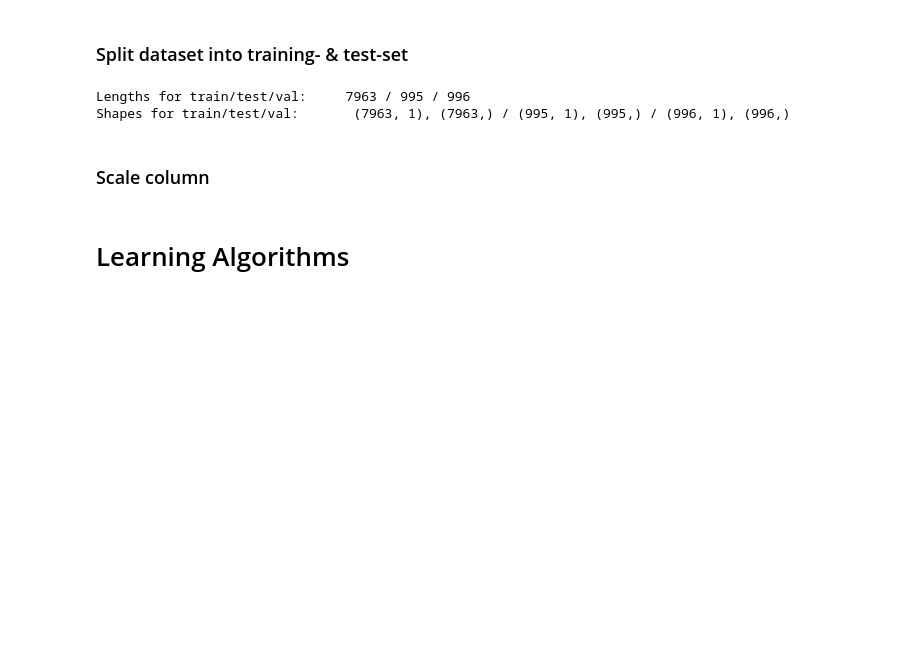
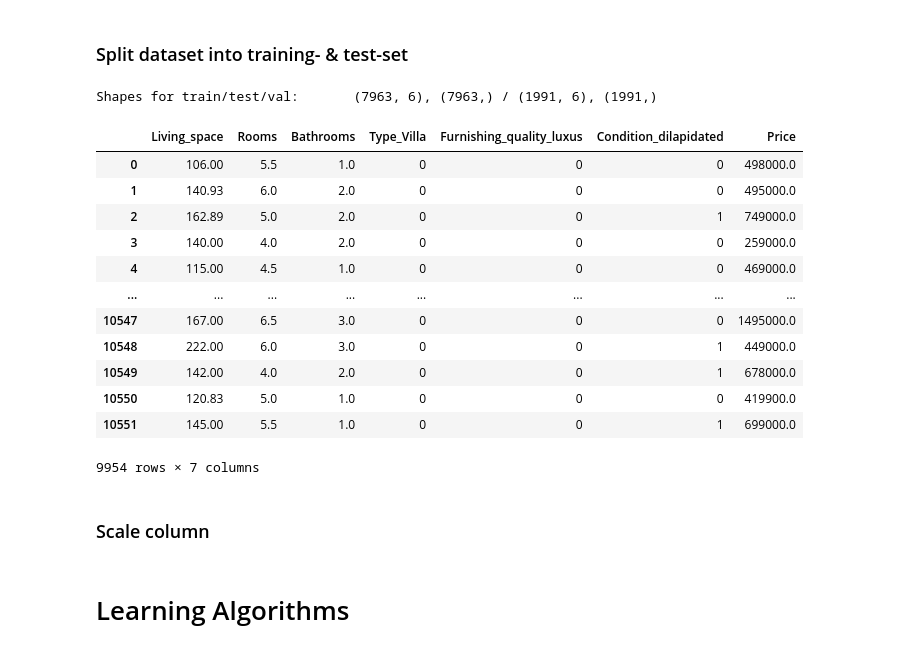
Before and after one commit to heuer-ja/CENG542-Knowledge-Discovery, a Jupyter notebook: germany_house_prices.ipynb, the cells around one changed output. Saved outputs shown, nothing was run; the diff lists cells and outputs as text; code cells hidden in the pictures; blank space fills up the shorter version.

Commit message:
removed validation set

```diff
--- a/germany_house_prices.ipynb
+++ b/germany_house_prices.ipynb
@@ -311,30 +312,29 @@ Name: Price, dtype: float64
 # %% [markdown]
 ### Split dataset into training- & test-set
-# %%
-import math
-
-# randomly mix dataset
-size_of_data = len(df)
-df.sample(size_of_data, random_state=12)
-
-set_sizes = [math.floor(size_of_data*0.8), math.floor(size_of_data*0.9), size_of_data*1]
-
-
-# split into test, train and validation set
-df_train = df[            :set_sizes[0]]
-df_test =  df[set_sizes[0]:set_sizes[1]]
-df_val  =  df[set_sizes[1]:set_sizes[2]]
-print(f"Lengths for train/test/val:\t{len(df_train)} / {len(df_test)} / {len(df_val)}")
-
-
-# split into X and Y
-X_train,    y_train = df_train.to_numpy()[:, :-1],  df_train.to_numpy()[:, -1]
-X_test,     y_test  = df_test.to_numpy()[:, :-1],   df_test.to_numpy()[:, -1]
-X_val,      y_val   = df_val.to_numpy()[:, :-1],    df_val.to_numpy()[:, -1]
-print(f"Shapes for train/test/val:\t {X_train.shape}, {y_train.shape} / {X_test.shape}, {y_test.shape} / {X_val.shape}, {y_val.shape}")
-# %% [output]
-Lengths for train/test/val:     7963 / 995 / 996
-Shapes for train/test/val:       (7963, 1), (7963,) / (995, 1), (995,) / (996, 1), (996,)
+# %%
+import math
+from sklearn.model_selection import train_test_split
+
+X = df.to_numpy()[:, :-1]
+y = df.to_numpy()[:, -1]
+X_train, X_test, y_train, y_test = train_test_split(X, y, test_size=0.2, random_state=42)
+
+print(f"Shapes for train/test/val:\t {X_train.shape}, {y_train.shape} / {X_test.shape}, {y_test.shape}")
+# %% [output]
+Shapes for train/test/val:       (7963, 6), (7963,) / (1991, 6), (1991,)
+|  | Living_space | Rooms | Bathrooms | Type_Villa | Furnishing_quality_luxus | Condition_dilapidated | Price |
+| 0 | 106.00 | 5.5 | 1.0 | 0 | 0 | 0 | 498000.0 |
+| 1 | 140.93 | 6.0 | 2.0 | 0 | 0 | 0 | 495000.0 |
+| 2 | 162.89 | 5.0 | 2.0 | 0 | 0 | 1 | 749000.0 |
+| 3 | 140.00 | 4.0 | 2.0 | 0 | 0 | 0 | 259000.0 |
+| 4 | 115.00 | 4.5 | 1.0 | 0 | 0 | 0 | 469000.0 |
+| ... | ... | ... | ... | ... | ... | ... | ... |
+| 10547 | 167.00 | 6.5 | 3.0 | 0 | 0 | 0 | 1495000.0 |
+| 10548 | 222.00 | 6.0 | 3.0 | 0 | 0 | 1 | 449000.0 |
+| 10549 | 142.00 | 4.0 | 2.0 | 0 | 0 | 1 | 678000.0 |
+| 10550 | 120.83 | 5.0 | 1.0 | 0 | 0 | 0 | 419900.0 |
+| 10551 | 145.00 | 5.5 | 1.0 | 0 | 0 | 1 | 699000.0 |
+9954 rows × 7 columns
 # %% [markdown]
 ### Scale column
 # %%
```
Also changed, not shown: parts of 6 cells of this notebook.
